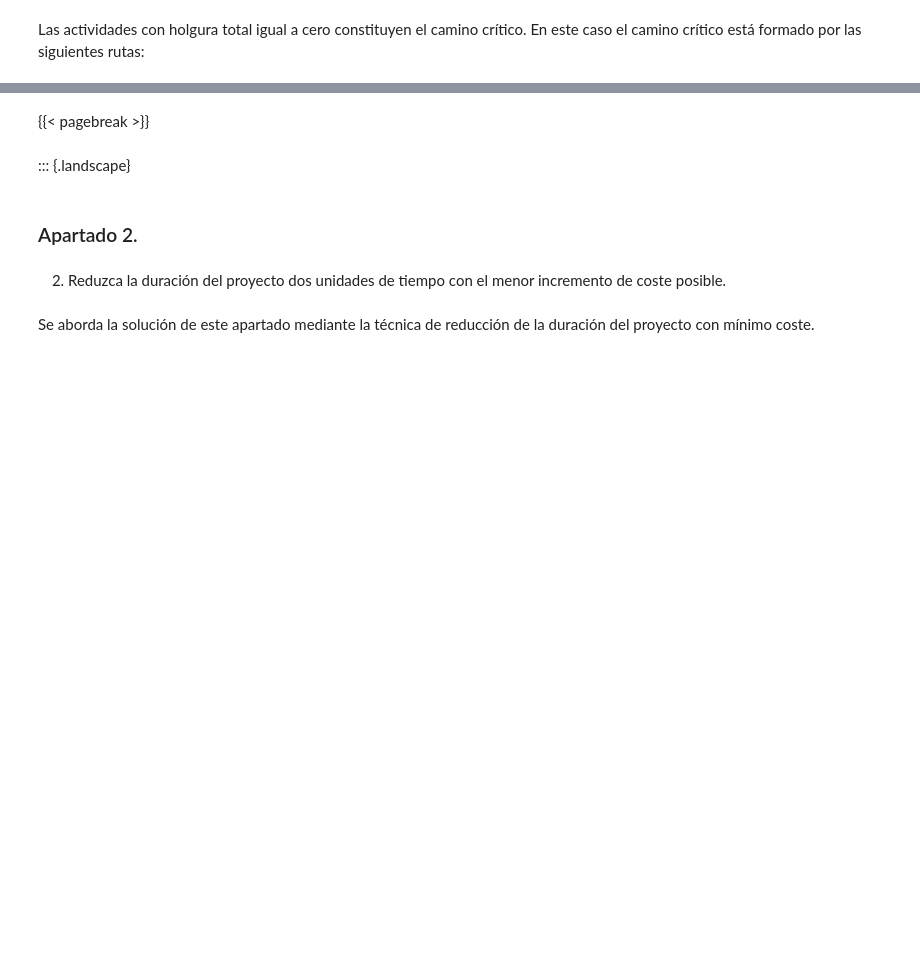
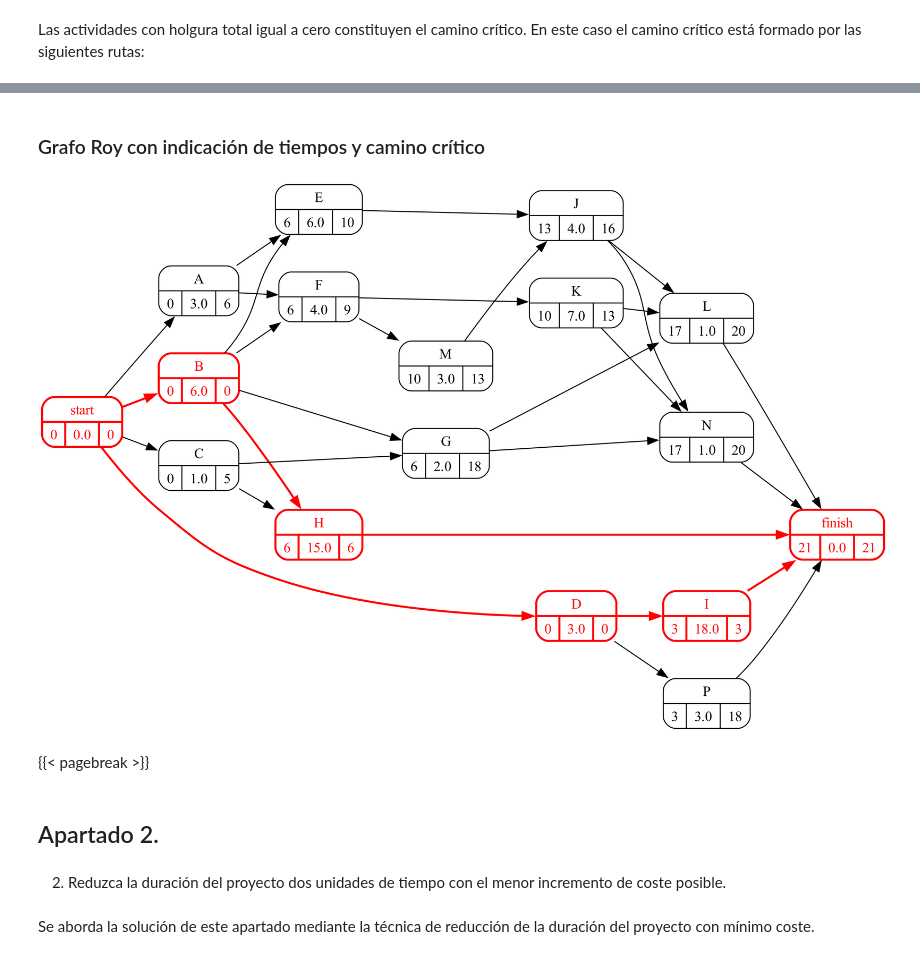
Before and after one commit to mcasl/pmULE, a Jupyter notebook: notebooks/Ejercicio_22.ipynb, the cells around one changed output, grey strips where cells are left out. Cells and saved outputs as stored; diff of their text form; code cells hidden in the pictures; blank space fills up the shorter version.

```diff
--- a/notebooks/Ejercicio_22.ipynb
+++ b/notebooks/Ejercicio_22.ipynb
@@ -277,9 +290,15 @@ Route_19: D, I
+# %% [markdown]
+### Grafo Roy con indicación de tiempos y camino crítico
+# %%
+#| fig-cap: "Grafo Roy con tiempos, y rutas críticas"
+#| label: fig-RoyConTiempos
+proyecto.roy(durations=datos_proyecto['duracion'])
+# %% [output]
+[figure, added]
 # %% [markdown]
 {{< pagebreak >}}
-# %% [markdown]
-::: {.landscape}
 # %% [markdown]
-### Apartado 2.
+## Apartado 2.
 # %%
 display(Markdown(pregunta_2))
 # %% [output]
```
Also changed, not shown: parts of 46 cells of this notebook, 3 other files.
